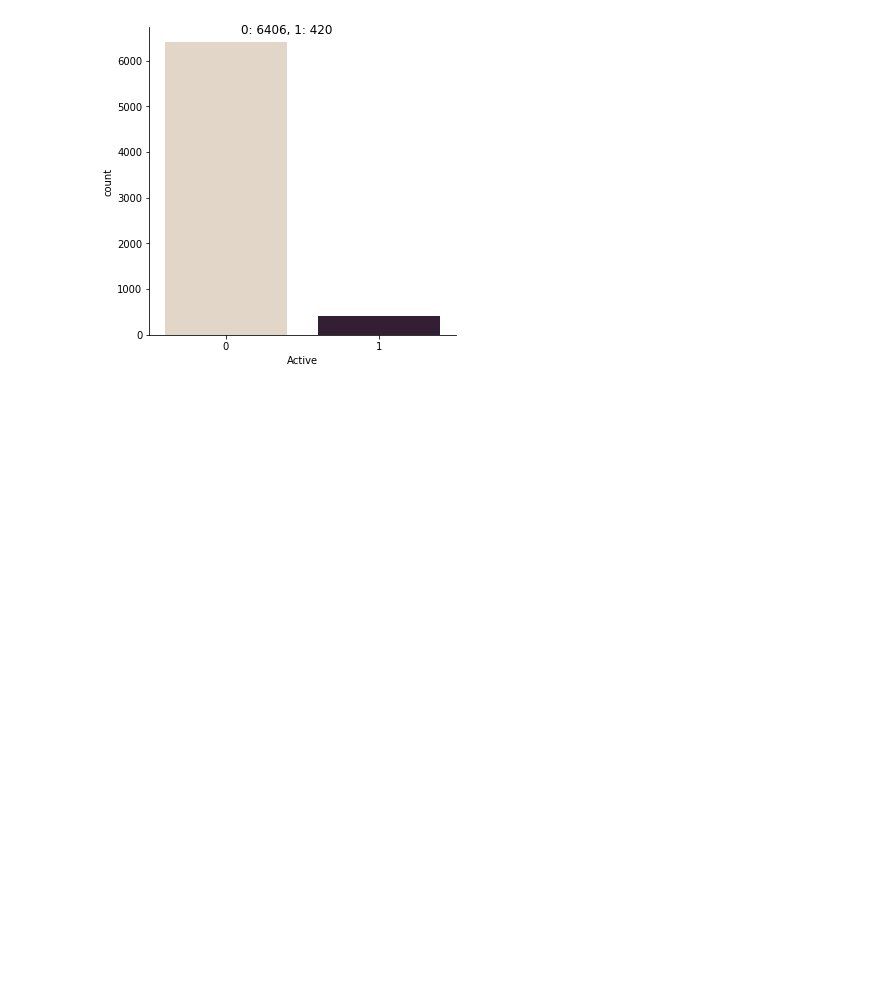
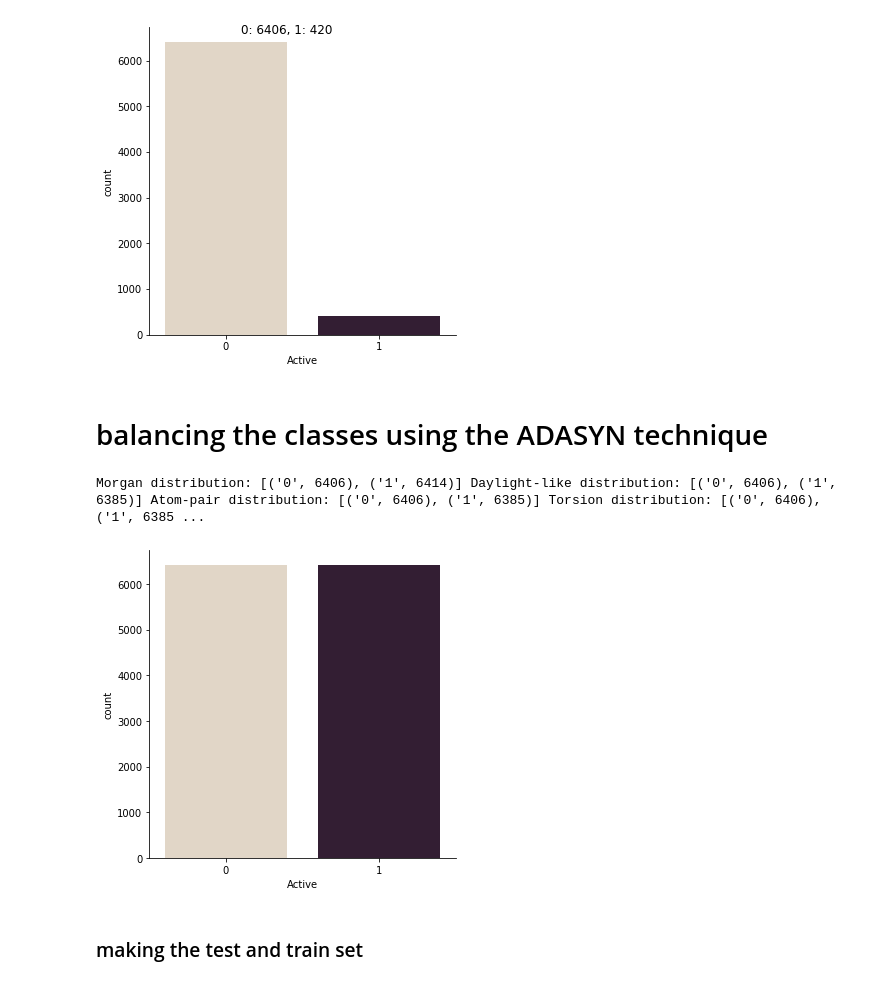
Before and after one commit to amanparmar17/Predicting_environmental_carcinogens, a Jupyter notebook: Untitled.ipynb, the cells around one changed output. Saved outputs shown, nothing was run; the diff lists cells and outputs as text; code cells hidden in the pictures; blank space fills up the shorter version.

```diff
--- a/Untitled.ipynb
+++ b/Untitled.ipynb
@@ -259,3 +259,31 @@ count1.fig.suptitle('0: 6406, 1: 420')
 # %% [output]
 Text(0.5, 0.98, '0: 6406, 1: 420')
 [figure]
+# %% [markdown]
+# balancing the classes using the ADASYN technique
+# %%
+x_morg_rsmp, y_morg_rsmp = ADASYN().fit_resample(x_morg, y)
+morg_sample_count = sorted(Counter(y_morg_rsmp).items())
+
+x_rd_rsmp, y_rd_rsmp = ADASYN().fit_resample(x_rd, y)
+rd_sample_count = sorted(Counter(y_rd_rsmp).items())
+
+x_AP_rsmp, y_AP_rsmp = ADASYN().fit_resample(x_AP, y)
+AP_sample_count = sorted(Counter(y_rd_rsmp).items())
+
+x_torsion_rsmp, y_torsion_rsmp = ADASYN().fit_resample(x_torsion, y)
+torsion_sample_count = sorted(Counter(y_rd_rsmp).items())
+
+print("Morgan distribution:", morg_sample_count,
+      "Daylight-like distribution:", rd_sample_count,
+      "Atom-pair distribution:", AP_sample_count,
+      "Torsion distribution:", torsion_sample_count)
+# %% [output]
+Morgan distribution: [('0', 6406), ('1', 6414)] Daylight-like distribution: [('0', 6406), ('1', 6385)] Atom-pair distribution: [('0', 6406), ('1', 6385)] Torsion distribution: [('0', 6406), ('1', 6385 ...
+# %%
+y_morg_rsmp_df = pd.DataFrame(y_morg_rsmp, columns=['Active'])
+sns.catplot(x="Active", kind="count", palette="ch:.25", data=y_morg_rsmp_df);
+# %% [output]
+[figure, added]
+# %% [markdown]
+### making the test and train set
```
Also changed, not shown: parts of 1 cell of this notebook.
